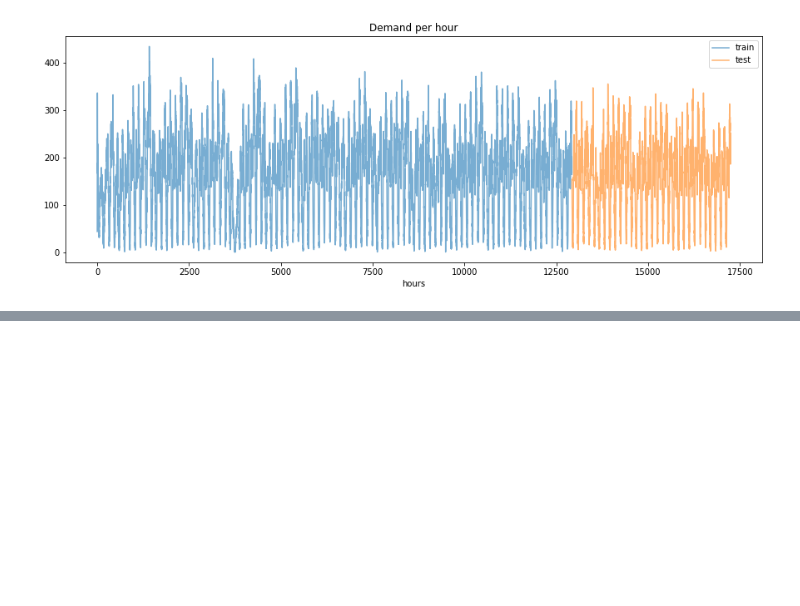
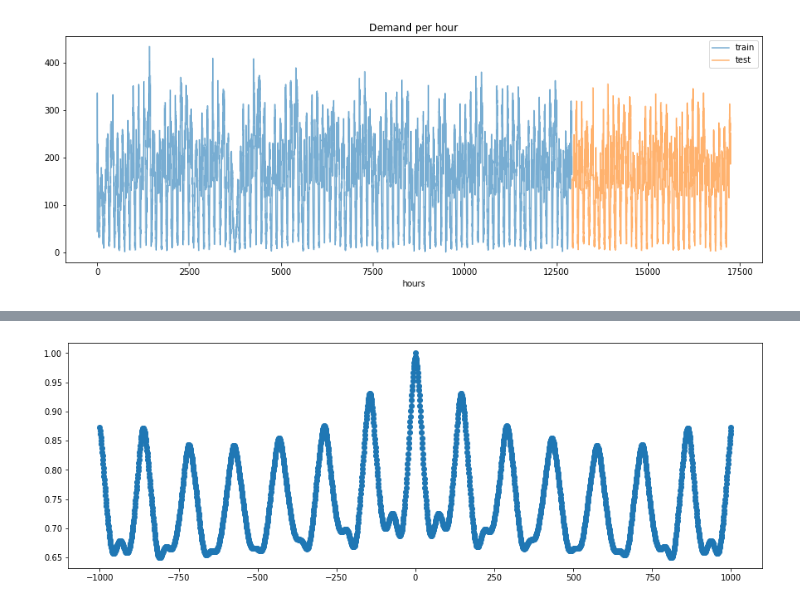
Before and after one commit to sash-ko/ai-transportation, a Jupyter notebook: cnn_demand_model/Baselines.ipynb, the cells around one changed output, grey strips where cells are left out. Saved outputs shown, nothing was run; the diff lists cells and outputs as text; code cells hidden in the pictures; blank space fills up the shorter version.

```diff
--- a/cnn_demand_model/Baselines.ipynb
+++ b/cnn_demand_model/Baselines.ipynb
@@ -213,0 +224,6 @@ plt.legend();
+# %%
+plt.figure(figsize=(15, 5))
+plt.acorr(train_data.total.astype(float), usevlines=False,
+          normed=True, maxlags=1000, lw=1)
+# %% [output]
+[figure, added]
```
Also changed, not shown: parts of 1 cell of this notebook.
